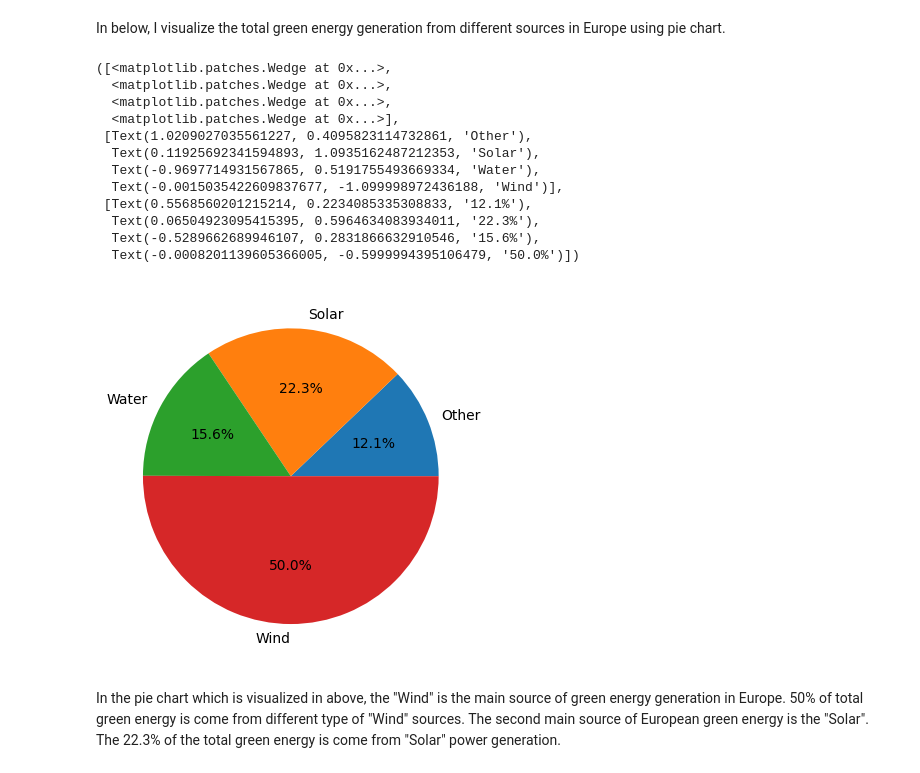
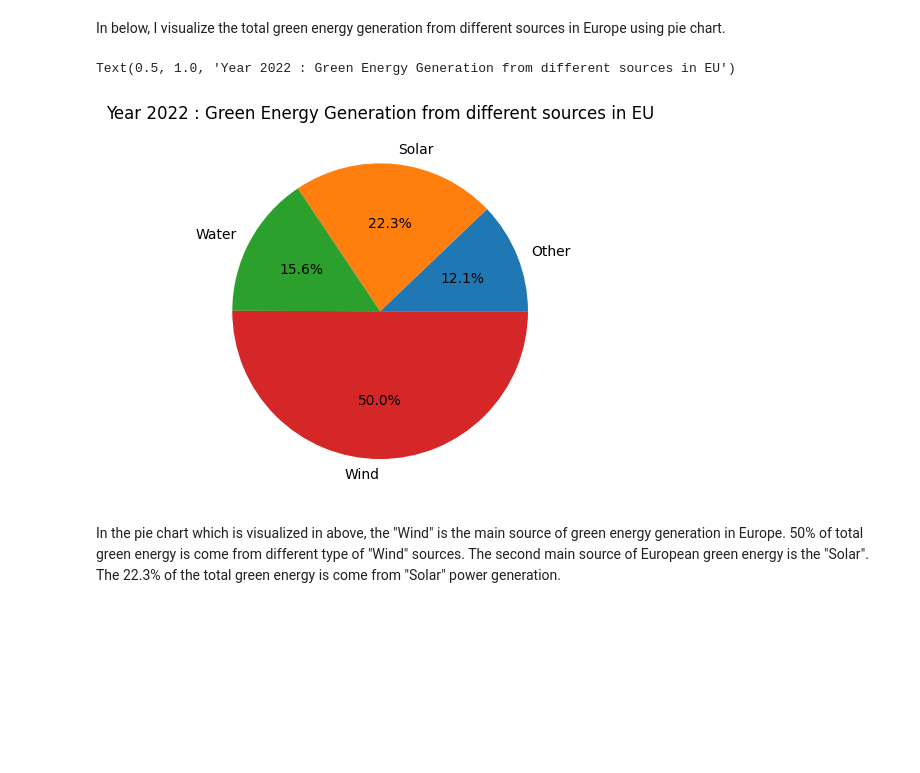
Before and after one commit to mahbubur-87/SE-Europe-Data_Challenge_Template, a Jupyter notebook: se-europe-data-challenge-data-analysis.ipynb, the cells around one changed output. Cells and saved outputs as stored; diff of their text form; code cells hidden in the pictures; blank space fills up the shorter version.

```diff
--- a/se-europe-data-challenge-data-analysis.ipynb
+++ b/se-europe-data-challenge-data-analysis.ipynb
@@ -199,25 +199,15 @@ In below, I visualize the total green energy generation from different sources i
 # %%
 import matplotlib.pyplot as plt
 
 labels = df_gen_2022_eu_gen_types["GenType"]
 sizes = df_gen_2022_eu_gen_types["normalized_quantity"]
 
 fig, ax = plt.subplots()
 ax.pie(sizes, labels=labels, autopct='%1.1f%%')
+ax.set_title('Year 2022 : Green Energy Generation from different sources in EU')
 # %% [output]
-([<matplotlib.patches.Wedge at 0x...>,
-  <matplotlib.patches.Wedge at 0x...>,
-  <matplotlib.patches.Wedge at 0x...>,
-  <matplotlib.patches.Wedge at 0x...>],
- [Text(1.0209027035561227, 0.4095823114732861, 'Other'),
-  Text(0.11925692341594893, 1.0935162487212353, 'Solar'),
-  Text(-0.9697714931567865, 0.5191755493669334, 'Water'),
-  Text(-0.0015035422609837677, -1.099998972436188, 'Wind')],
- [Text(0.5568560201215214, 0.2234085335308833, '12.1%'),
-  Text(0.06504923095415395, 0.5964634083934011, '22.3%'),
-  Text(-0.5289662689946107, 0.2831866632910546, '15.6%'),
-  Text(-0.0008201139605366005, -0.5999994395106479, '50.0%')])
+Text(0.5, 1.0, 'Year 2022 : Green Energy Generation from different sources in EU')
-[figure, old version]
+[figure, new version]
 # %% [markdown]
 In the pie chart which is visualized in above, the "Wind" is the main source of green energy generation in Europe. 50% of total green energy is come from different type of "Wind" sources. The second main source of European green energy is the "Solar". The 22.3% of the total green energy is come from "Solar" power generation.
 # %%
```
Also changed, not shown: parts of 16 cells of this notebook.
